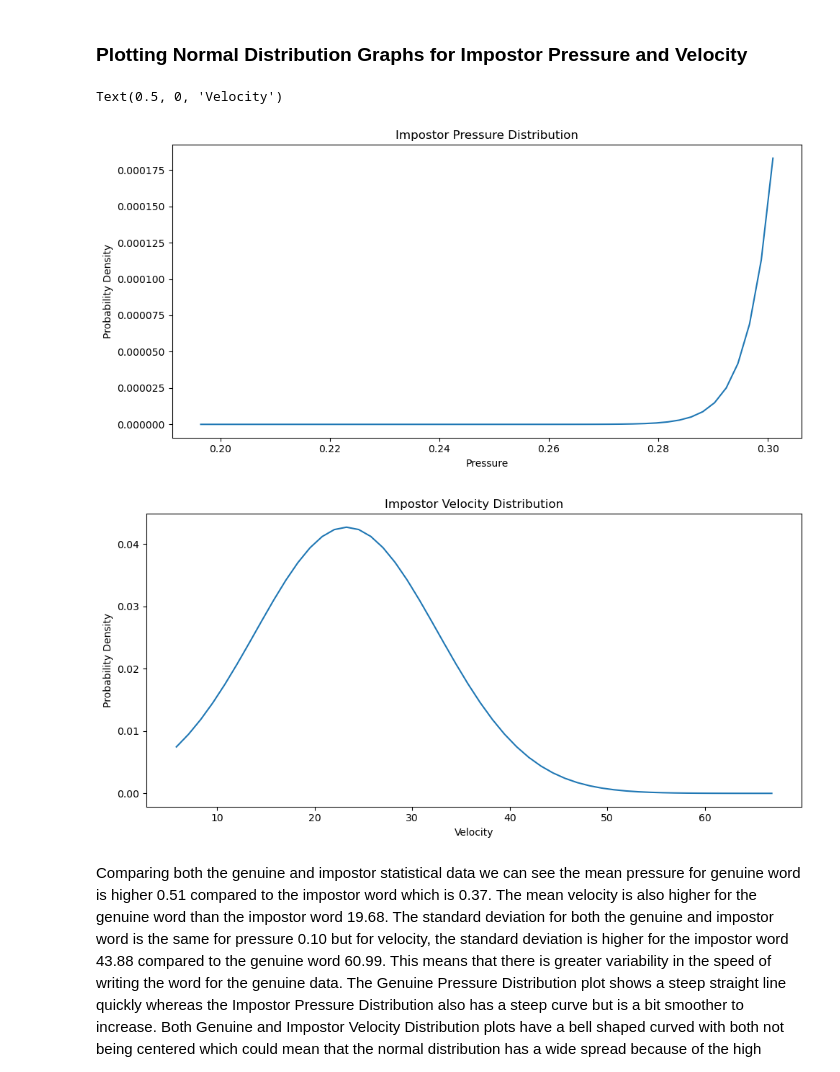
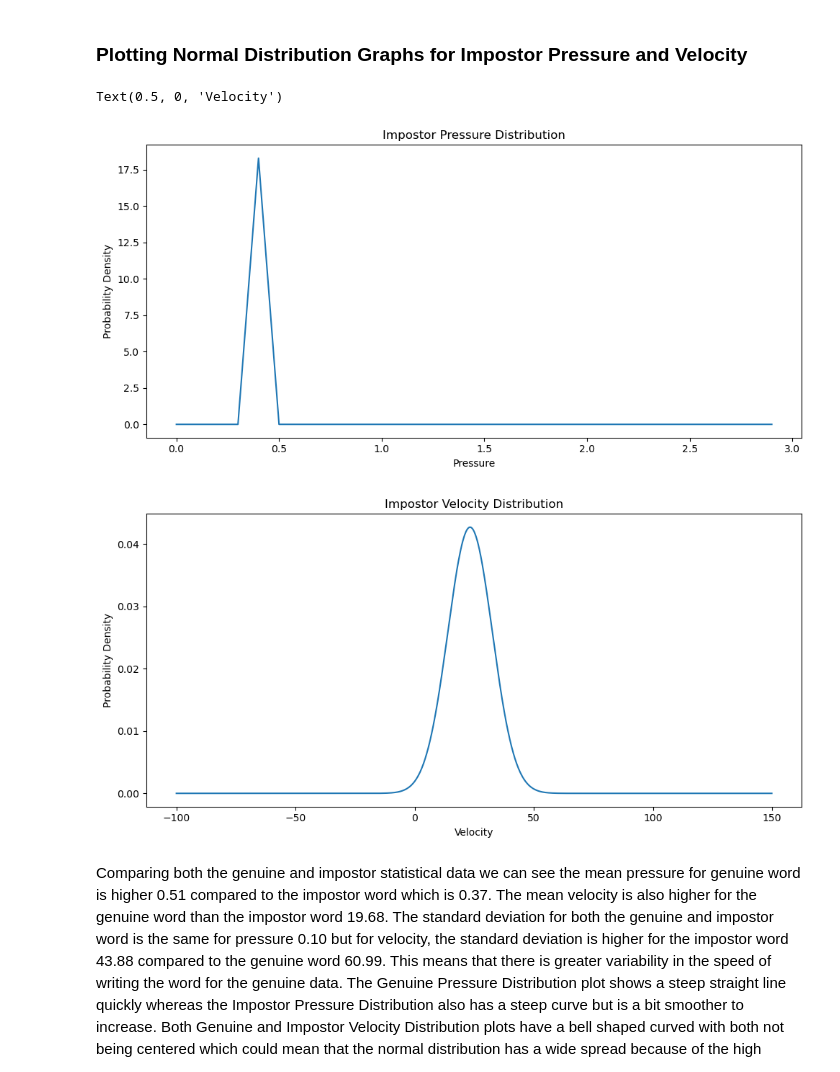
Before and after one commit to Abhay2412/ENCM509Labs, a Jupyter notebook: Lab 2/Lab02_2024W-AbhayKhosla.ipynb, the cells around one changed output. Saved outputs shown, nothing was run; the diff lists cells and outputs as text; code cells hidden in the pictures.

Commit message:
Fix the range of the graphs on Exercise 3/4

```diff
--- a/Lab 2/Lab02_2024W-AbhayKhosla.ipynb
+++ b/Lab 2/Lab02_2024W-AbhayKhosla.ipynb
@@ -355,35 +355,35 @@ print('#%d = Pressure Mean: %.2f, Pressure Standard Deviation: %.2f, Velocity Me
 # %%
 # Initialize arrays for plotting
 pressure_mean = stats_measures[:,2]
 pressure_standard_deviation = stats_measures[:,3]
 velocity_means = stats_measures[:,0]
 velocity_standard_deviation = stats_measures[:,1]
 
 # Create a range of x values for plotting the normal distributions
-x_velocity = np.linspace(min(velocity_means), max(velocity_standard_deviation))
-x_pressure = np.linspace(min(pressure_mean), max(pressure_standard_deviation))
+x_velocity = np.arange(-100, 150, 0.1)
+x_pressure = np.arange(0, 3, 0.1)
 
 # Create the smooth normal distributions for velocity and pressure
 normal_pressure_impostor = norm(np.mean(pressure_mean), np.std(pressure_standard_deviation))
 normal_velocity_impostor = norm(np.mean(velocity_means), np.std(velocity_standard_deviation))
 
 # Plot for Pressure
 plt.figure(figsize=(10, 5))
 plt.plot(x_pressure, normal_pressure_impostor.pdf(x_pressure))
 plt.title('Impostor Pressure Distribution')
 plt.ylabel('Probability Density')
 plt.xlabel('Pressure')
 
 # Plot for Velocity
 plt.figure(figsize=(10, 5))
 plt.plot(x_velocity, normal_velocity_impostor.pdf(x_velocity))
 plt.title('Impostor Velocity Distribution')
 plt.ylabel('Probability Density')
 plt.xlabel('Velocity')
 # %% [output]
 Text(0.5, 0, 'Velocity')
-[figure, old version]
+[figure, new version]
-[figure, old version]
+[figure, new version]
 # %% [markdown]
 Comparing both the genuine and impostor statistical data we can see the mean pressure for genuine word is higher 0.51 compared to the impostor word which is 0.37. The mean velocity is also higher for the genuine word than the impostor word 19.68. The standard deviation for both the genuine and impostor word is the same for pressure 0.10 but for velocity, the standard deviation is higher for the impostor word 43.88 compared to the genuine word 60.99. This means that there is greater variability in the speed of writing the word for the genuine data. The Genuine Pressure Distribution plot shows a steep straight line quickly whereas the Impostor Pressure Distribution also has a steep curve but is a bit smoother to increase. Both Genuine and Impostor Velocity Distribution plots have a bell shaped curved with both not being centered which could mean that the normal distribution has a wide spread because of the high standard deviation. The genuine data exhibit a wider range of velocities, possibly indicating a more fluid and natural signing process with variations in speed. The Impostor has a lower mean velocity and also less variability in velocity, which we can reach a conclusion that a more cautious process was used to write the word to mimic someone else's writing.
 # %% [markdown]
```
Also changed, not shown: parts of 1 cell of this notebook.
